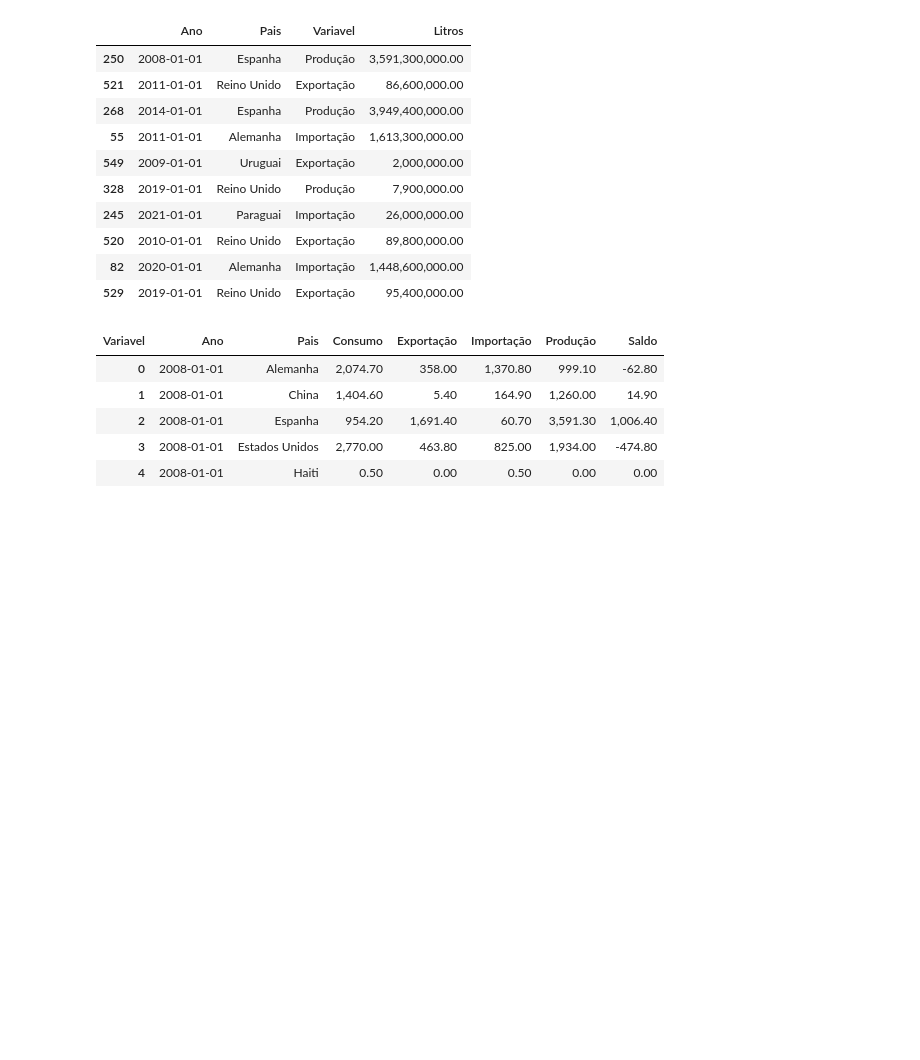
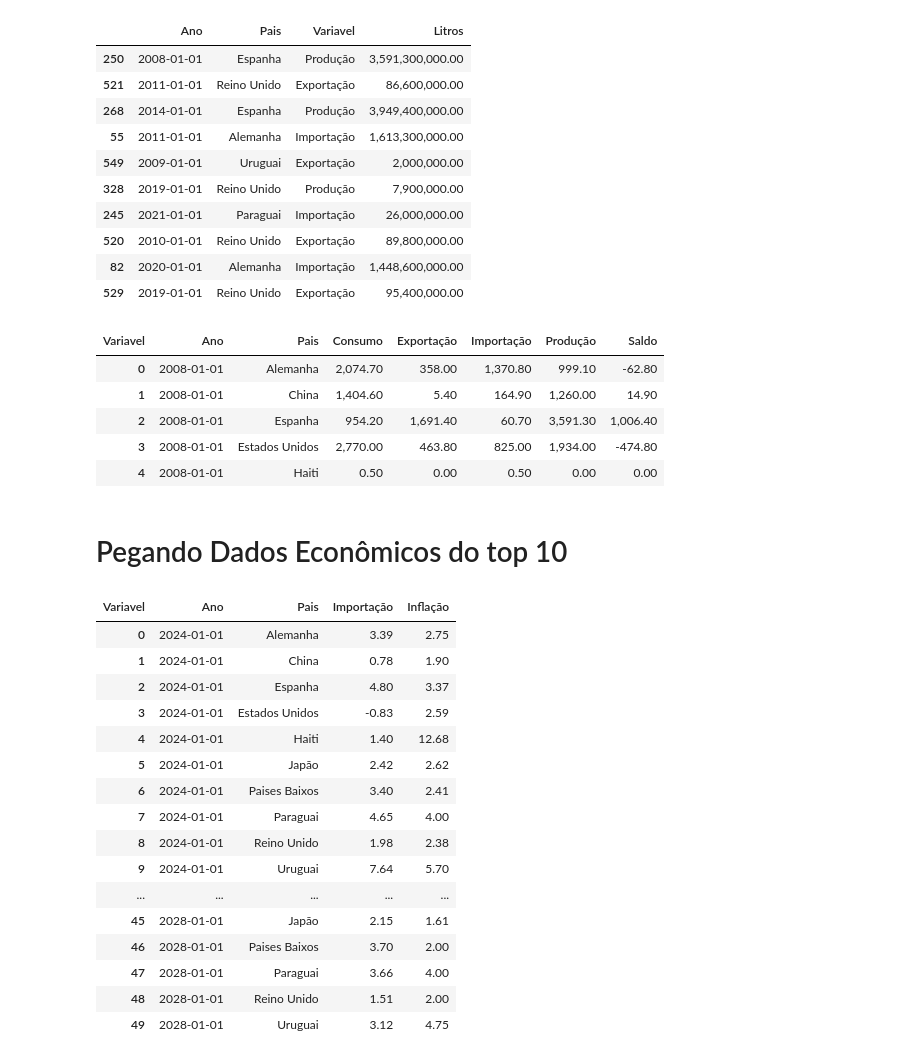
Before and after one commit to alexandre-guerra/Exportacao, a Jupyter notebook: AnaliseExportacao.ipynb, the cells around one changed output. Drawn from its saved outputs; the diff is of its cells as text; code cells hidden in the pictures; blank space fills up the shorter version.

Commit message:
economia

```diff
--- a/AnaliseExportacao.ipynb
+++ b/AnaliseExportacao.ipynb
@@ -316,3 +316,31 @@ for pais in df_pivot['Pais'].unique():
 
 for fig in figs:
     fig.show()
+# %% [markdown]
+# Pegando Dados Econômicos do top 10
+# %%
+df_economia_top10 = pd.read_excel('./WEO_Data.xlsx')
+df_pivot_economia = df_economia_top10.pivot_table(index=['Ano', 'Pais'], columns='Variavel', values='Percentual', aggfunc='sum').reset_index()
+df_pivot_economia['Ano'] = pd.to_datetime(df_pivot_economia['Ano'], format='%Y')
+df_pivot_economia['Inflação'] = df_pivot_economia['Inflação'].astype(float)
+df_pivot_economia['Importação'] = df_pivot_economia['Importação'].astype(float)
+df_pivot_economia.fillna(0, inplace=True)
+df_pivot_economia
+# %% [output]
+| Variavel | Ano | Pais | Importação | Inflação |
+| 0 | 2024-01-01 | Alemanha | 3.39 | 2.75 |
+| 1 | 2024-01-01 | China | 0.78 | 1.90 |
+| 2 | 2024-01-01 | Espanha | 4.80 | 3.37 |
+| 3 | 2024-01-01 | Estados Unidos | -0.83 | 2.59 |
+| 4 | 2024-01-01 | Haiti | 1.40 | 12.68 |
+| 5 | 2024-01-01 | Japão | 2.42 | 2.62 |
+| 6 | 2024-01-01 | Paises Baixos | 3.40 | 2.41 |
+| 7 | 2024-01-01 | Paraguai | 4.65 | 4.00 |
+| 8 | 2024-01-01 | Reino Unido | 1.98 | 2.38 |
+| 9 | 2024-01-01 | Uruguai | 7.64 | 5.70 |
+| ... | ... | ... | ... | ... |
+| 45 | 2028-01-01 | Japão | 2.15 | 1.61 |
+| 46 | 2028-01-01 | Paises Baixos | 3.70 | 2.00 |
+| 47 | 2028-01-01 | Paraguai | 3.66 | 4.00 |
+| 48 | 2028-01-01 | Reino Unido | 1.51 | 2.00 |
+| 49 | 2028-01-01 | Uruguai | 3.12 | 4.75 |
```
Also changed, not shown: 5 other files.
